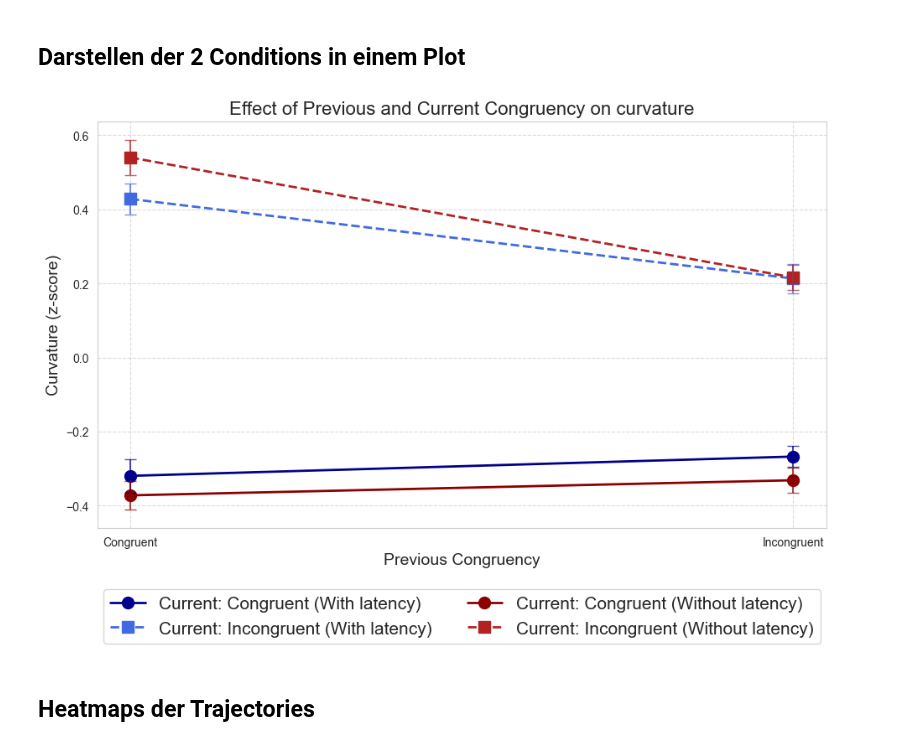
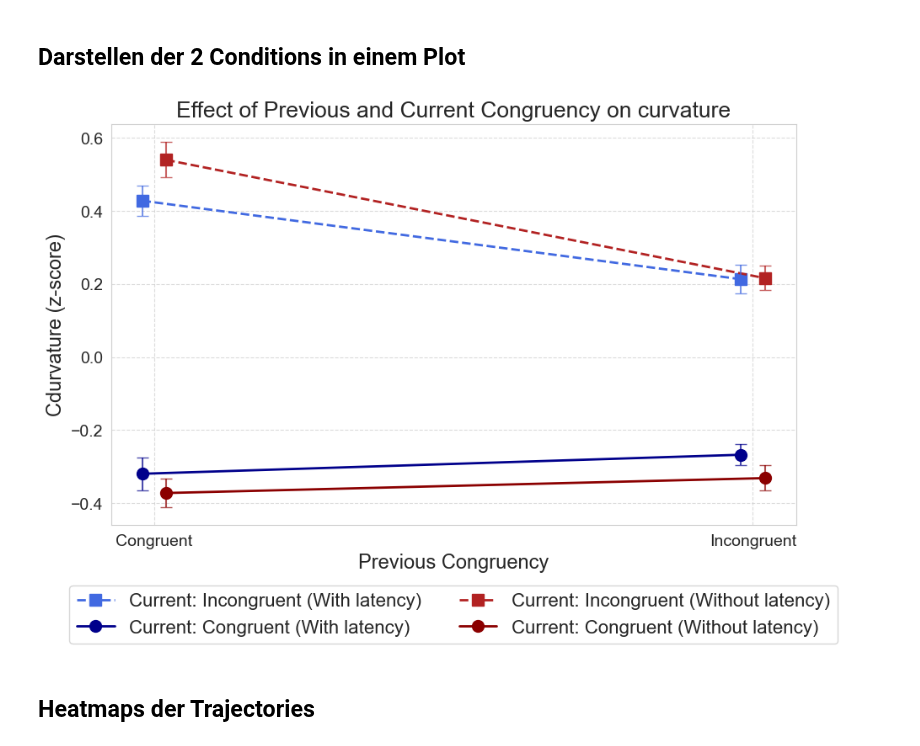
Before and after one commit to Michael1Mueller/continuousSimonTask, a Jupyter notebook: curvature_analysis.ipynb, the cells around one changed output. Drawn from its saved outputs; the diff is of its cells as text; code cells hidden in the pictures.

```diff
--- a/curvature_analysis.ipynb
+++ b/curvature_analysis.ipynb
@@ -609,7 +531,7 @@ visualize_anova_results(aggregated_df_no_latency, "curvature_normalized", "Curva
 # %% [markdown]
 ## Darstellen der 2 Conditions in einem Plot
 # %%
-def visualize_anova_results_combined_single_plot(df1, df2, key, key_label, title, showErrorBars=True):
+def visualize_anova_results_combined_single_plot(df1, df2, key, key_label, title, x_offset, showErrorBars=True):
     grouped_data_df1 = df1.groupby(['previouscongruency', 'currentcongruency'])[key].mean().reset_index()
     grouped_data_df2 = df2.groupby(['previouscongruency', 'currentcongruency'])[key].mean().reset_index()
 
@@ -626,7 +548,7 @@ def visualize_anova_results_combined_single_plot(df1, df2, key, key_label, title
     for i, current in enumerate([1, 0]):
         subset = grouped_data_df1[grouped_data_df1['currentcongruency'] == current]
         subset = subset.sort_values('previouscongruency', ascending=False)
-        x_values = [x_mapping[prev] for prev in subset['previouscongruency']]
+        x_values = [x_mapping[prev] - x_offset for prev in subset['previouscongruency']]
 
         ax.plot(x_values, subset[key],
                 marker=markers[i], linestyle=linestyles[i], color=colors[i],
@@ -635,7 +557,7 @@ def visualize_anova_results_combined_single_plot(df1, df2, key, key_label, title
     for i, current in enumerate([1, 0]):
         subset = grouped_data_df2[grouped_data_df2['currentcongruency'] == current]
         subset = subset.sort_values('previouscongruency', ascending=False)
-        x_values = [x_mapping[prev] for prev in subset['previouscongruency']]
+        x_values = [x_mapping[prev] + x_offset for prev in subset['previouscongruency']]
 
         ax.plot(x_values, subset[key],
                 marker=markers[i], linestyle=linestyles[i], color=colors[i+2],
@@ -643,9 +565,9 @@ def visualize_anova_results_combined_single_plot(df1, df2, key, key_label, title
 
     ax.set_xticks([0, 1])
     ax.set_xticklabels(['Congruent', 'Incongruent'])
-    ax.set_xlabel('Previous Congruency', fontsize=14)
-    ax.set_ylabel(key_label, fontsize=14)
-    ax.set_title(f'{title}', fontsize=16)
+    ax.set_xlabel('Previous Congruency', fontsize=17)
+    ax.set_ylabel(key_label, fontsize=17)
+    ax.set_title(f'{title}', fontsize=19)
 
     if showErrorBars:
         for i, current in enumerate([1, 0]):
@@ -653,7 +575,7 @@ def visualize_anova_results_combined_single_plot(df1, df2, key, key_label, title
                 subset = df1[(df1['currentcongruency'] == current) & (df1['previouscongruency'] == previous)]
                 mean = subset[key].mean()
                 se = subset[key].std() / np.sqrt(len(subset))
-                ax.errorbar(x_mapping[previous], mean, yerr=se, fmt='none', capsize=5,
+                ax.errorbar(x_mapping[previous] - x_offset, mean, yerr=se, fmt='none', capsize=5,
                            ecolor=colors[i], alpha=0.7)
 
         for i, current in enumerate([1, 0]):
@@ -661,11 +583,14 @@ def visualize_anova_results_combined_single_plot(df1, df2, key, key_label, title
                 subset = df2[(df2['currentcongruency'] == current) & (df2['previouscongruency'] == previous)]
                 mean = subset[key].mean()
                 se = subset[key].std() / np.sqrt(len(subset))
-                ax.errorbar(x_mapping[previous], mean, yerr=se, fmt='none', capsize=5,
+                ax.errorbar(x_mapping[previous] + x_offset , mean, yerr=se, fmt='none', capsize=5,
                            ecolor=colors[i+2], alpha=0.7)
 
 
-    ax.legend(loc="upper center", bbox_to_anchor=(0.5, -0.15), borderaxespad=0, ncol=2, fontsize=15)
+    handles, labels = plt.gca().get_legend_handles_labels()
+
+    order = [1, 0, 3, 2]
+    ax.legend([handles[idx] for idx in order],[labels[idx] for idx in order], loc="upper center", bbox_to_anchor=(0.5, -0.15), borderaxespad=0, ncol=2, fontsize=16)
 
     plt.tight_layout()
     plt.subplots_adjust(bottom=0.25)
@@ -674,9 +599,9 @@ def visualize_anova_results_combined_single_plot(df1, df2, key, key_label, title
 
     plt.show()
 # %%
-visualize_anova_results_combined_single_plot(aggregated_df_with_latency, aggregated_df_no_latency, "curvature_normalized", "Curvature (z-score)", "Effect of Previous and Current Congruency on curvature")
+visualize_anova_results_combined_single_plot(aggregated_df_with_latency, aggregated_df_no_latency, "curvature_normalized", "Cdurvature (z-score)", "Effect of Previous and Current Congruency on curvature", 0.02)
 # %% [output]
-[figure, old version]
+[figure, new version]
 # %% [markdown]
 ## Heatmaps der Trajectories
 # %%
```
Also changed, not shown: parts of 9 cells of this notebook, 10 other files.
